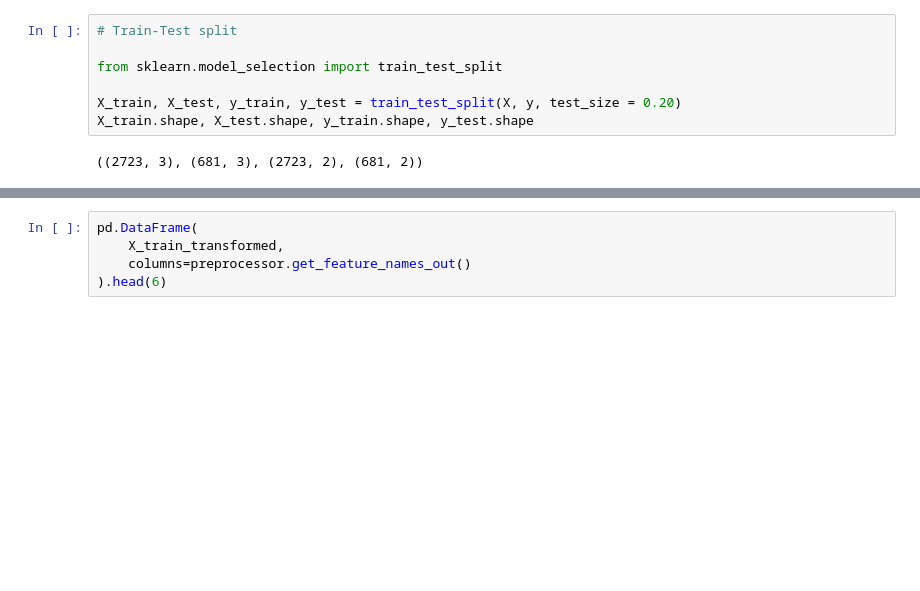
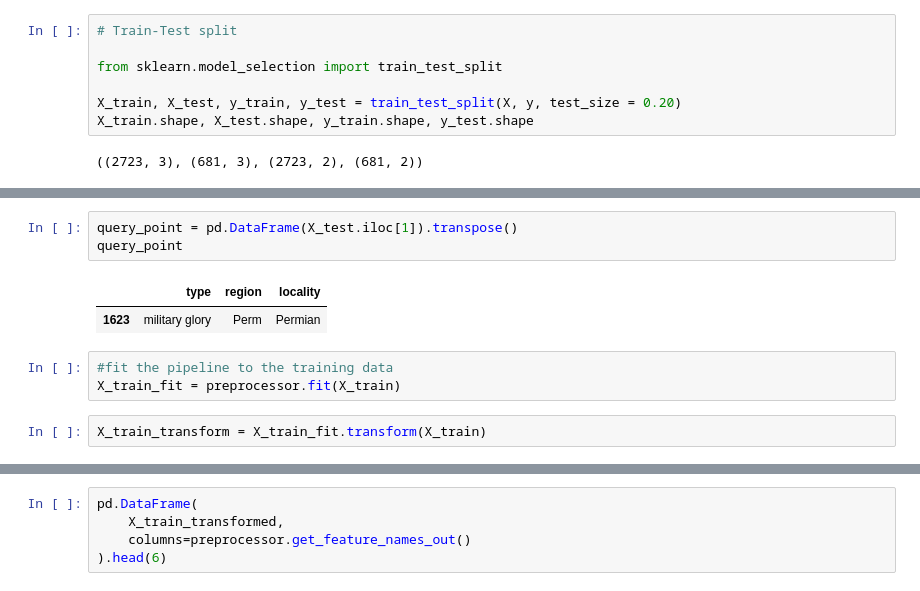
Before and after one commit to gilles4/stilligo_GitHub, a Jupyter notebook: pipeline.ipynb, the cells around one changed output, grey strips where cells are left out. Drawn from its saved outputs; the diff is of its cells as text; blank space fills up the shorter version.

```diff
--- a/pipeline.ipynb
+++ b/pipeline.ipynb
@@ -255,0 +233,11 @@ array(['num_transformer__region', 'num_transformer__locality',
+# %%
+query_point = pd.DataFrame(X_test.iloc[1]).transpose()
+query_point
+# %% [output]
+|  | type | region | locality |
+| 1623 | military glory | Perm | Permian |
+# %%
+#fit the pipeline to the training data
+X_train_fit = preprocessor.fit(X_train)
+# %%
+X_train_transform = X_train_fit.transform(X_train)
```
Also changed, not shown: parts of 21 cells of this notebook.
